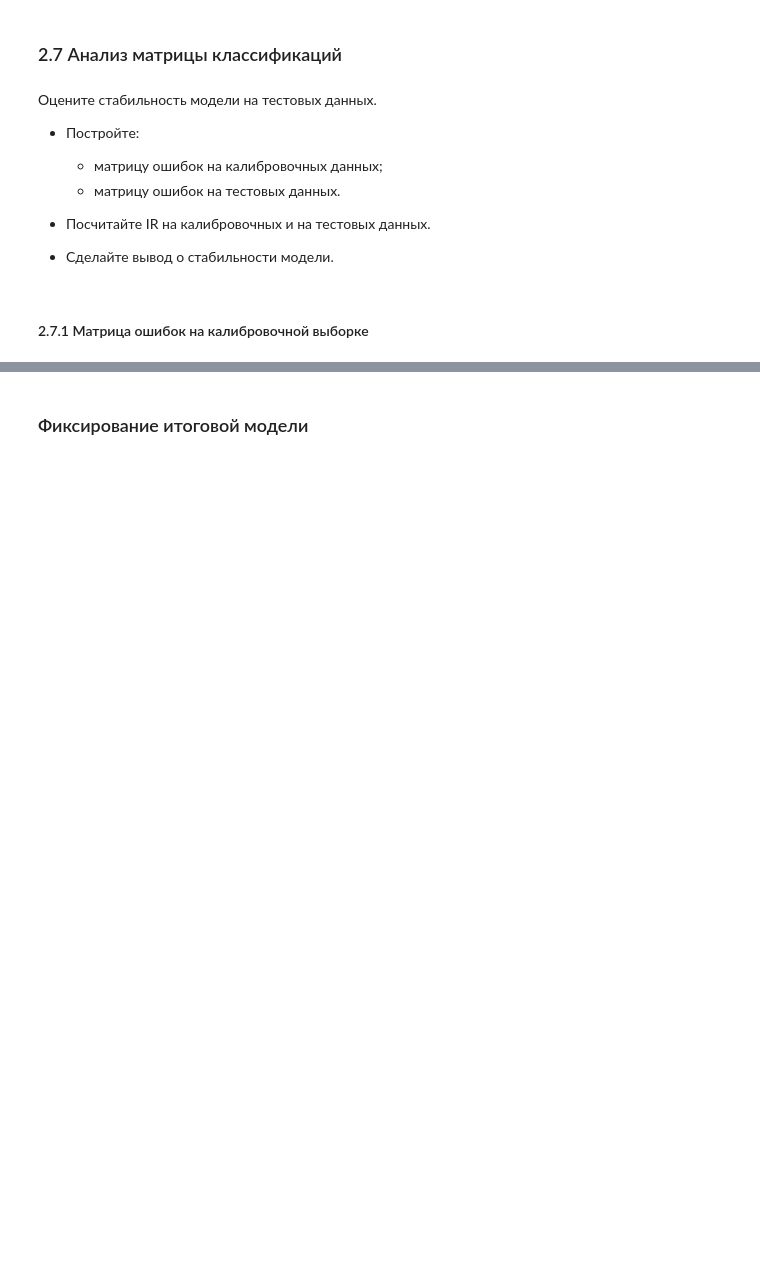
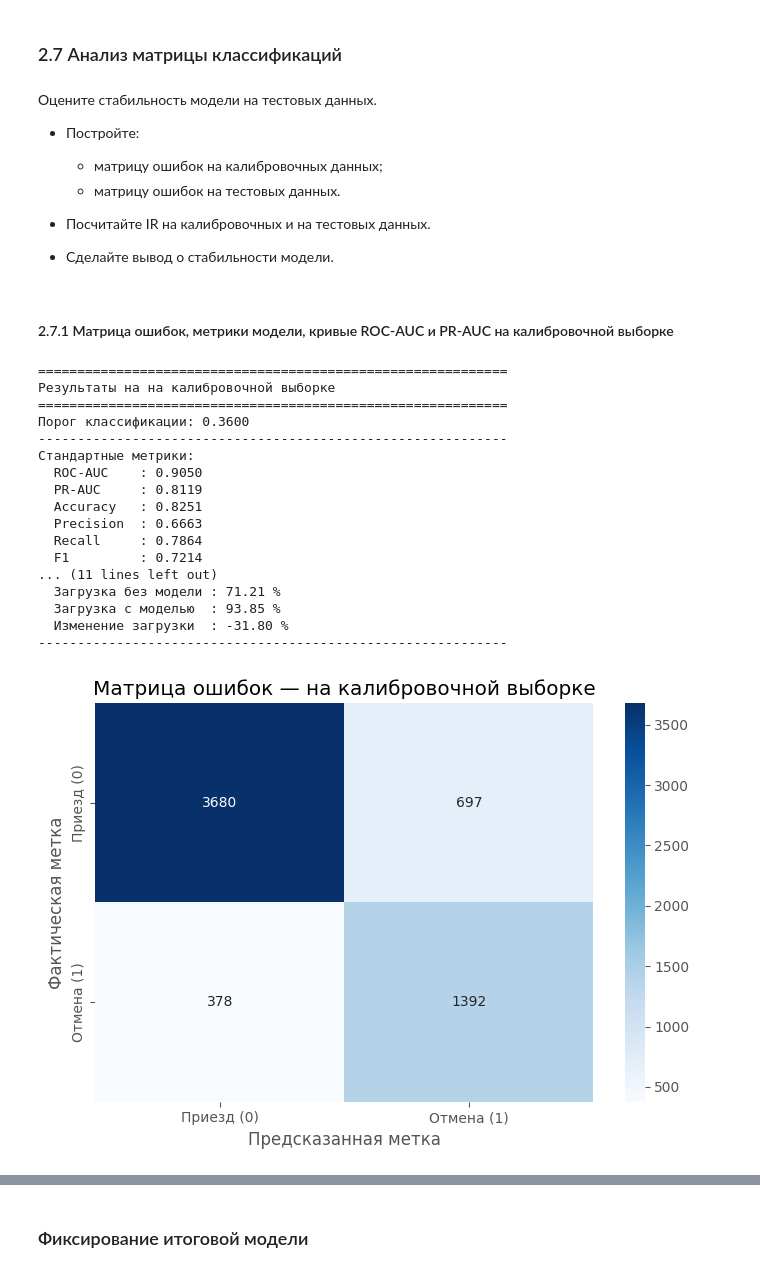
Before and after one commit to TemaQDX/project_module_04_urbanstay, a Jupyter notebook: project_module_04_urbanstay_Artem_Burov.ipynb, the cells around one changed output, grey strips where cells are left out. Saved outputs shown, nothing was run; the diff lists cells and outputs as text; code cells hidden in the pictures; blank space fills up the shorter version.

Commit message:
test final model

```diff
--- a/project_module_04_urbanstay_Artem_Burov.ipynb
+++ b/project_module_04_urbanstay_Artem_Burov.ipynb
@@ -3043,5 +3043,3 @@ plot_threshold_metrics(df_threshold_results, best_threshold)
 - Посчитайте IR на калибровочных и на тестовых данных.
 
 - Сделайте вывод о стабильности модели.
-# %% [markdown]
-#### 2.7.1 Матрица ошибок на калибровочной выборке
@@ -3047,0 +3158,32 @@ plot_threshold_metrics(df_threshold_results, best_threshold)
+# %% [markdown]
+#### 2.7.1 Матрица ошибок, метрики модели, кривые ROC-AUC и PR-AUC на калибровочной выборке
+# %%
+# ============================================================
+# Проверка модели на калибровочной выборке
+# ============================================================
+
+threshold_chosen = best_threshold['threshold']
+
+y_proba_calib = calibrated_model_xgb.predict_proba(X_calib)[:, 1]
+y_pred_calib  = (threshold_chosen <= y_proba_calib).astype(int)
+
+results_calib = evaluate_model(y_calib, y_proba_calib, y_pred_calib, threshold=threshold_chosen, sample_name='на калибровочной выборке')
+# %% [output]
+============================================================
+Результаты на на калибровочной выборке
+============================================================
+Порог классификации: 0.3600
+------------------------------------------------------------
+Стандартные метрики:
+  ROC-AUC    : 0.9050
+  PR-AUC     : 0.8119
+  Accuracy   : 0.8251
+  Precision  : 0.6663
+  Recall     : 0.7864
+  F1         : 0.7214
+... (11 lines left out)
+  Загрузка без модели : 71.21 %
+  Загрузка с моделью  : 93.85 %
+  Изменение загрузки  : -31.80 %
+------------------------------------------------------------
+[figure, added]
```
Also changed, not shown: parts of 8 cells of this notebook.
